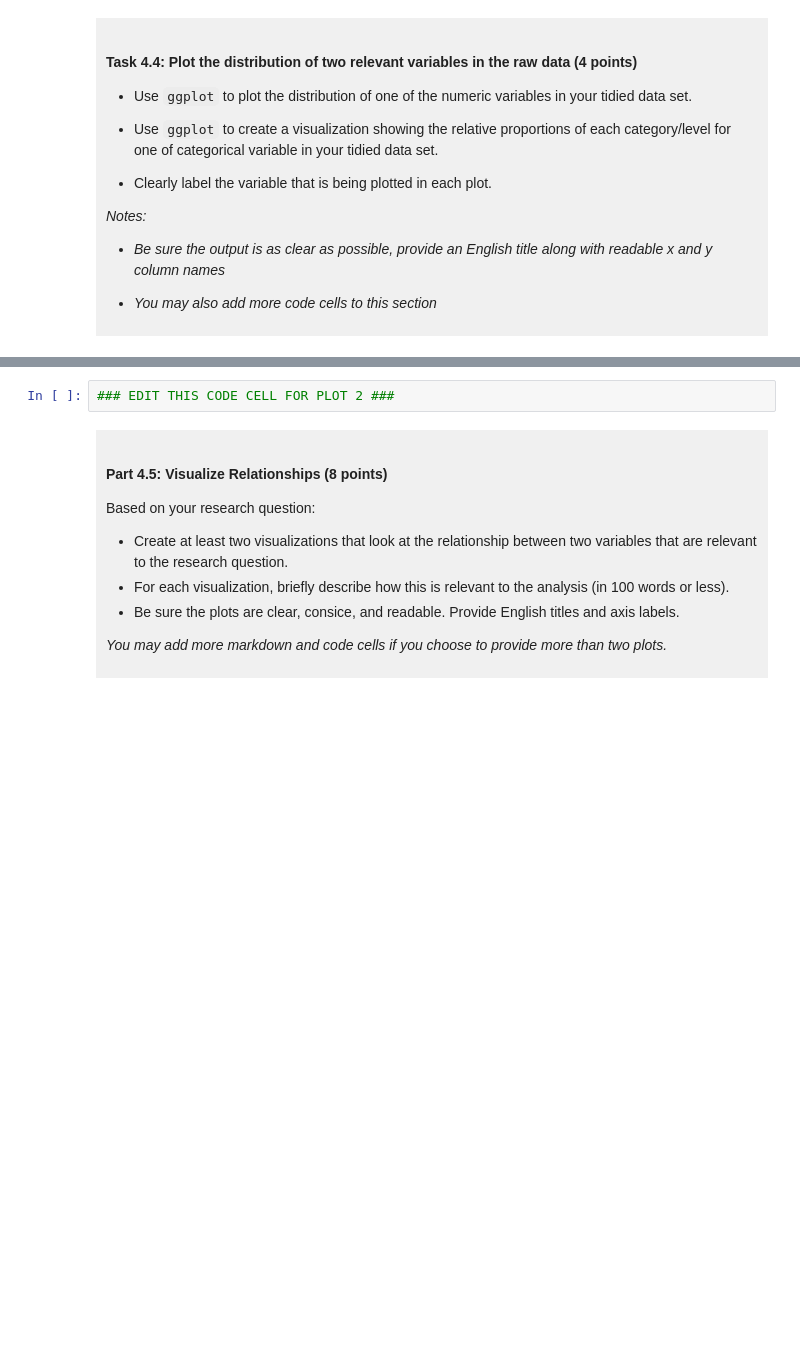
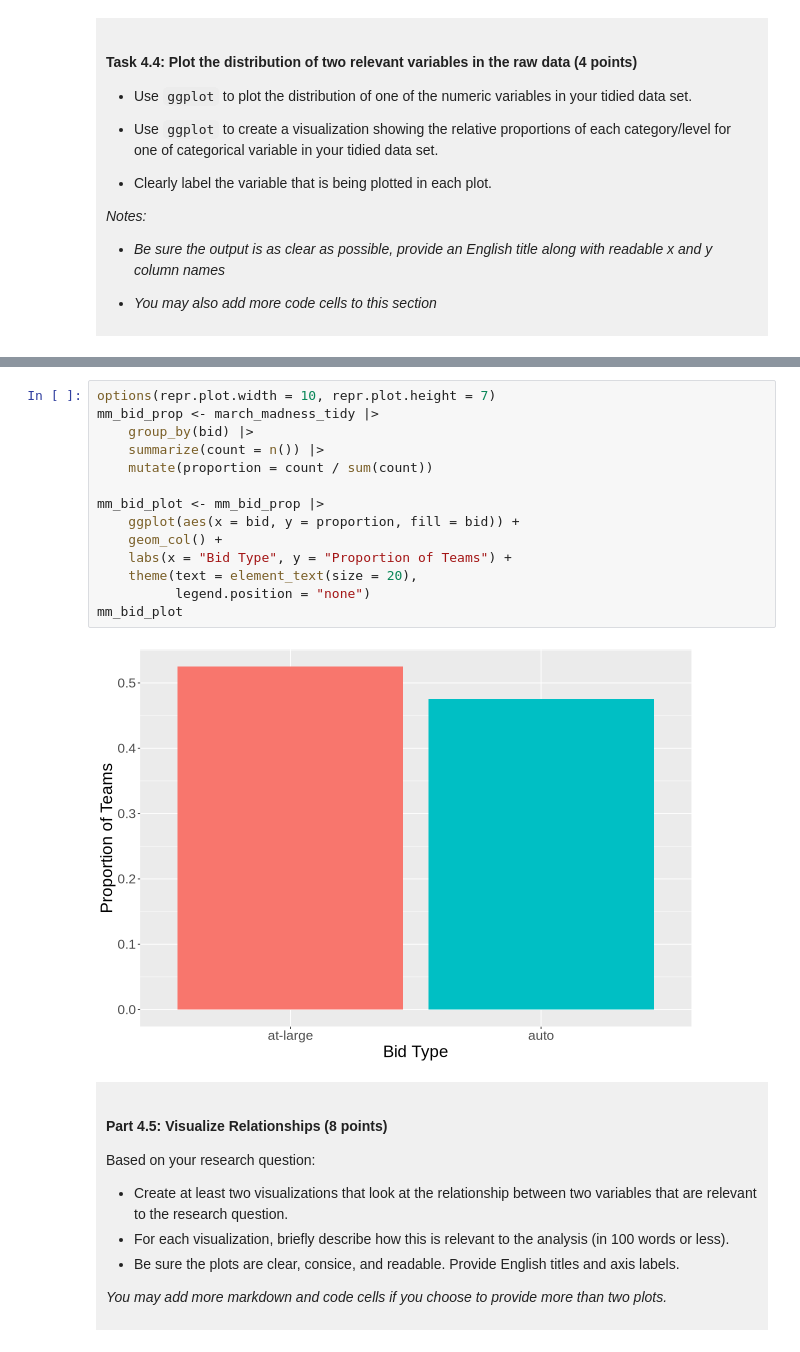
Before and after one commit to KayDoggo/DSCI-100-Project-2026-Fall, a Jupyter notebook: dsci-100-project-notebook.ipynb, the cells around one changed output, grey strips where cells are left out. Saved outputs shown, nothing was run; the diff lists cells and outputs as text; blank space fills up the shorter version.

```diff
--- a/dsci-100-project-notebook.ipynb
+++ b/dsci-100-project-notebook.ipynb
@@ -303,5 +355,19 @@ You will refine your research question (if needed) and produce a tidy data set.
 # %%
-### EDIT THIS CODE CELL FOR PLOT 2 ###
+options(repr.plot.width = 10, repr.plot.height = 7)
+mm_bid_prop <- march_madness_tidy |>
+    group_by(bid) |>
+    summarize(count = n()) |>
+    mutate(proportion = count / sum(count))
+
+mm_bid_plot <- mm_bid_prop |>
+    ggplot(aes(x = bid, y = proportion, fill = bid)) +
+    geom_col() +
+    labs(x = "Bid Type", y = "Proportion of Teams") +
+    theme(text = element_text(size = 20),
+          legend.position = "none")
+mm_bid_plot
+# %% [output]
+[figure, added]
 # %% [markdown]
 <div style="background-color: #f0f0f0; padding: 10px;">
 
```
Also changed, not shown: parts of 10 cells of this notebook.
